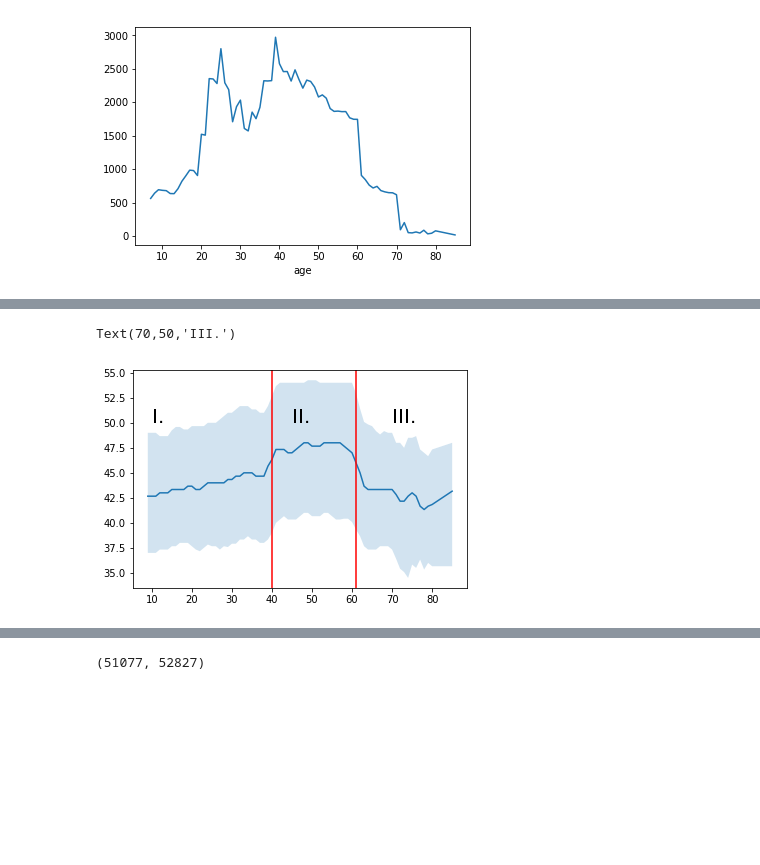
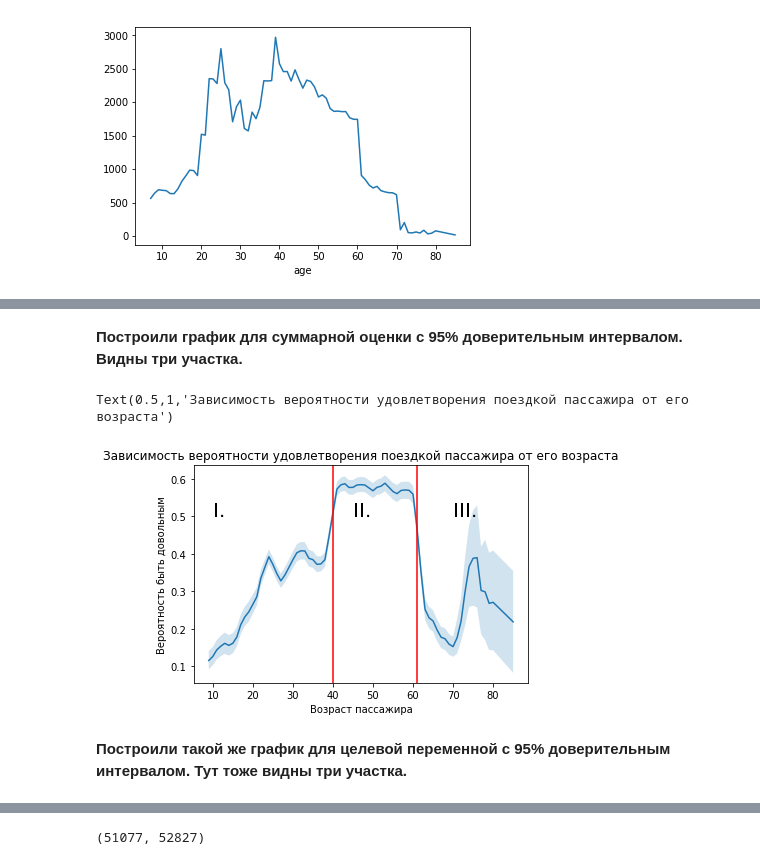
Before and after one commit to Defasium/MMO_rpg, a Jupyter notebook: lab1/Data StoryTelling.ipynb, the cells around one changed output, grey strips where cells are left out. Drawn from its saved outputs; the diff is of its cells as text; code cells hidden in the pictures; blank space fills up the shorter version.

```diff
--- a/lab1/Data StoryTelling.ipynb
+++ b/lab1/Data StoryTelling.ipynb
@@ -9,5 +30,6 @@ from sklearn.mixture import BayesianGaussianMixture
 %matplotlib inline
 # %%
-df = pd.read_csv('train.csv', index_col=0)
-df_test = pd.read_csv('test.csv', index_col=0)
+# чтение
+df = pd.read_csv('train.zip', index_col=0)
+df_test = pd.read_csv('test.zip', index_col=0)
 # %% [markdown]
@@ -196,22 +293,29 @@ df.groupby('age').id_.agg('count').plot()
+# %% [markdown]
+__Построили график для суммарной оценки с 95% доверительным интервалом. Видны три участка.__
 # %%
-grouped = df.groupby('age').total_score
-median = grouped.agg('median').rolling(3).mean().reset_index()
-p25 = grouped.agg(lambda x: np.percentile(x, 25)).rolling(3).mean().reset_index()
-p75 = grouped.agg(lambda x: np.percentile(x, 75)).rolling(3).mean().reset_index()
+grouped = df.groupby('age').satisfaction
+mean = grouped.agg(lambda x: np.mean(x=='satisfied')).rolling(3).mean().reset_index()
+p25 = grouped.agg(lambda x: bootstrap(x=='satisfied', 2.5)).rolling(3).mean().reset_index()
+p75 = grouped.agg(lambda x: bootstrap(x=='satisfied', 97.5)).rolling(3).mean().reset_index()
 
-median.columns = ['age', 'v']
+mean.columns = ['age', 'v']
 p25.columns = ['age', 'v']
 p75.columns = ['age', 'v']
 
-plt.plot(p25.age, median.v)
+plt.plot(p25.age, mean.v)
 plt.fill_between(p25.age, p25.v,
                  p75.v,alpha=0.2)
 plt.axvline(x=40, color='red')
 plt.axvline(x=61, color='red')
-plt.text(10, 50, 'I.', fontsize=20)
-plt.text(45, 50, 'II.', fontsize=20)
-plt.text(70, 50, 'III.', fontsize=20)
+plt.text(10, .50, 'I.', fontsize=20)
+plt.text(45, .50, 'II.', fontsize=20)
+plt.text(70, .50, 'III.', fontsize=20)
+plt.xlabel('Возраст пассажира')
+plt.ylabel('Вероятность быть довольным')
+plt.title('Зависимость вероятности удовлетворения поездкой пассажира от его возраста')
 # %% [output]
-Text(70,50,'III.')
+Text(0.5,1,'Зависимость вероятности удовлетворения поездкой пассажира от его возраста')
-[figure, old version]
+[figure, new version]
+# %% [markdown]
+__Построили такой же график для целевой переменной с 95% доверительным интервалом. Тут тоже видны три участка.__
 # %%
```
Also changed, not shown: parts of 72 cells of this notebook, 2 other files.
